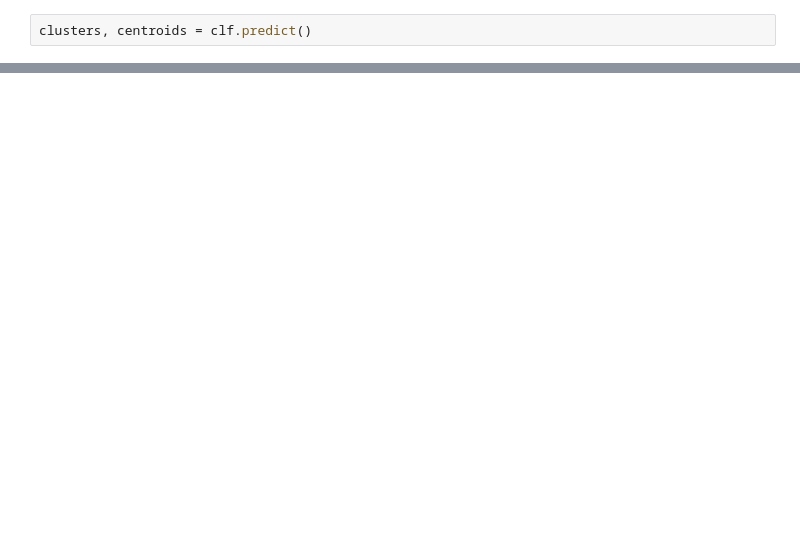
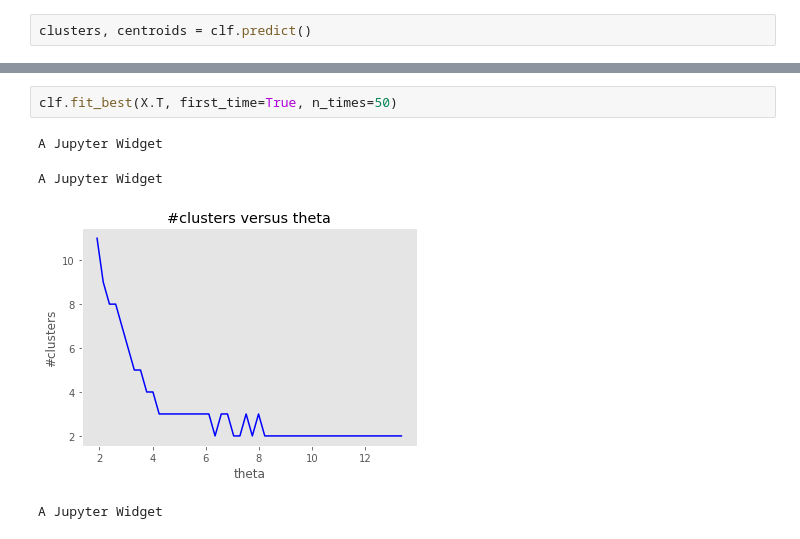
Before and after one commit to Insert-Generic-Name-Here/Movielens-data-classification, a Jupyter notebook: fookin-bsas.ipynb, the cells around one changed output, grey strips where cells are left out. Cells and saved outputs as stored; diff of their text form; blank space fills up the shorter version.

```diff
--- a/fookin-bsas.ipynb
+++ b/fookin-bsas.ipynb
@@ -95,0 +213,7 @@ plt.show()
+# %%
+clf.fit_best(X.T, first_time=True, n_times=50)
+# %% [output]
+A Jupyter Widget
+A Jupyter Widget
+[figure, added]
+A Jupyter Widget
```
Also changed, not shown: parts of 9 cells of this notebook, 1 other file.
